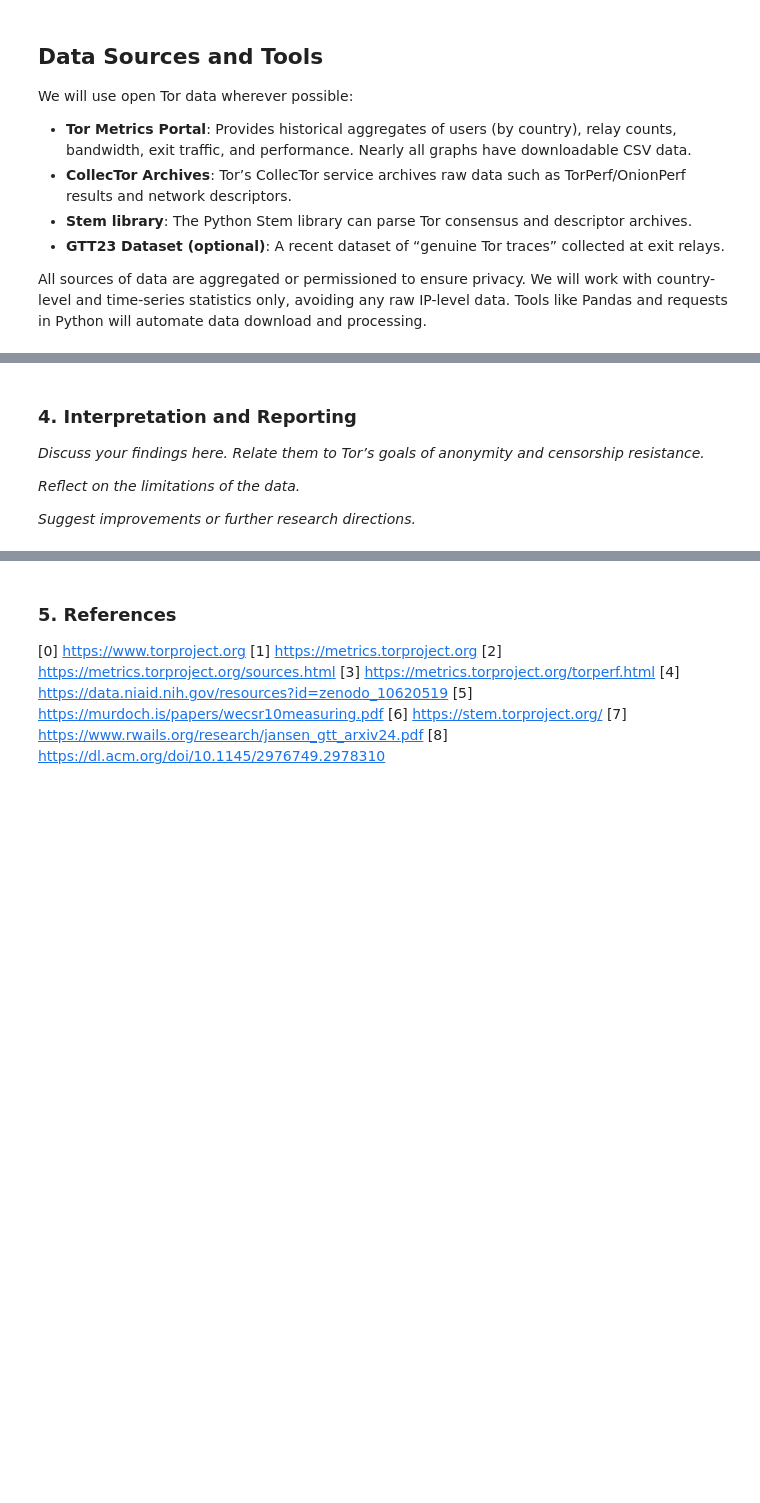
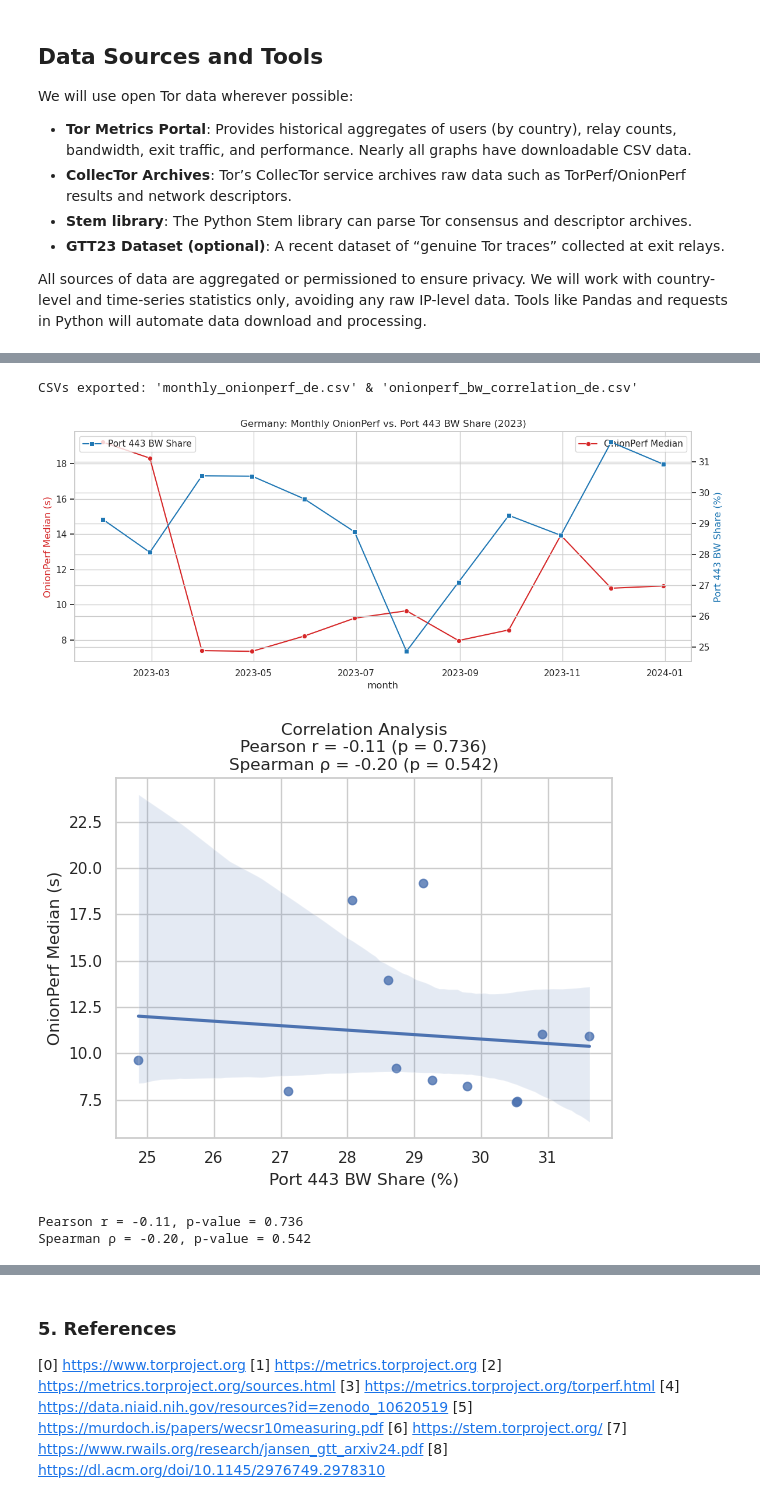
Before and after one commit to jhannesreimann/MSI2025, a Jupyter notebook: Assignment 4/Tor_Network_Analysis.ipynb, the cells around one changed output, grey strips where cells are left out. Cells and saved outputs as stored; diff of their text form; code cells hidden in the pictures; blank space fills up the shorter version.

```diff
--- a/Assignment 4/Tor_Network_Analysis.ipynb
+++ b/Assignment 4/Tor_Network_Analysis.ipynb
@@ -707,7 +694,71 @@ ValueError: You are trying to merge on datetime64[ns] and object columns for key
-# %% [markdown]
-### 4. Interpretation and Reporting
-*Discuss your findings here. Relate them to Tor’s goals of anonymity and censorship resistance.*
-
-*Reflect on the limitations of the data.*
-
-*Suggest improvements or further research directions.*
+# %%
+# Load precomputed monthly OnionPerf medians and exit-BW shares
+monthly_onion = pd.read_csv("monthly_onionperf_de.csv", parse_dates=["month"])
+df_monthly_de = pd.read_csv("monthly_exit443_share_de.csv")  # month in 'YYYY-MM' format
+
+# Convert df_monthly_de.month ("2023-01") to end-of-month datetime
+df_monthly_de['month'] = (
+    pd.to_datetime(df_monthly_de['month'], format='%Y-%m')
+      + MonthEnd(1)
+)
+
+# Merge the two DataFrames on the 'month' column
+merged = pd.merge(
+    monthly_onion,
+    df_monthly_de[['month', 'pct_bw443']],
+    on='month',
+    how='inner'
+)
+
+# Save the merged results
+merged.to_csv("onionperf_bw_correlation_de.csv", index=False)
+print("CSVs exported: 'monthly_onionperf_de.csv' & 'onionperf_bw_correlation_de.csv'")
+
+# 1) Time series plot of OnionPerf and 443-BW share
+plt.figure(figsize=(12, 5))
+ax1 = plt.gca()
+sns.lineplot(
+    data=merged, x="month", y="onionperf_median",
+    marker="o", label="OnionPerf Median", ax=ax1, color="tab:red"
+)
+ax2 = ax1.twinx()
+sns.lineplot(
+    data=merged, x="month", y="pct_bw443",
+    marker="s", label="Port 443 BW Share", ax=ax2, color="tab:blue"
+)
+ax1.set_ylabel("OnionPerf Median (s)", color="tab:red")
+ax2.set_ylabel("Port 443 BW Share (%)", color="tab:blue")
+ax1.set_title("Germany: Monthly OnionPerf vs. Port 443 BW Share (2023)")
+plt.tight_layout()
+plt.show()
+
+# 2) Pearson and Spearman correlation analysis
+pearson_r, pearson_p   = pearsonr(merged["pct_bw443"], merged["onionperf_median"])
+spearman_r, spearman_p = spearmanr(merged["pct_bw443"], merged["onionperf_median"])
+
+# Scatter plot with linear regression line
+plt.figure(figsize=(6, 5))
+sns.regplot(
+    data=merged,
+    x="pct_bw443",
+    y="onionperf_median",
+    marker="o"
+)
+plt.title(
+    f"Correlation Analysis\n"
+    f"Pearson r = {pearson_r:.2f} (p = {pearson_p:.3f})\n"
+    f"Spearman ρ = {spearman_r:.2f} (p = {spearman_p:.3f})"
+)
+plt.xlabel("Port 443 BW Share (%)")
+plt.ylabel("OnionPerf Median (s)")
+plt.tight_layout()
+plt.show()
+
+print(f"Pearson r = {pearson_r:.2f}, p-value = {pearson_p:.3f}")
+print(f"Spearman ρ = {spearman_r:.2f}, p-value = {spearman_p:.3f}")
+# %% [output]
+CSVs exported: 'monthly_onionperf_de.csv' & 'onionperf_bw_correlation_de.csv'
+[figure, added]
+[figure, added]
+Pearson r = -0.11, p-value = 0.736
+Spearman ρ = -0.20, p-value = 0.542
```
Also changed, not shown: parts of 21 cells of this notebook, 9 other files.
